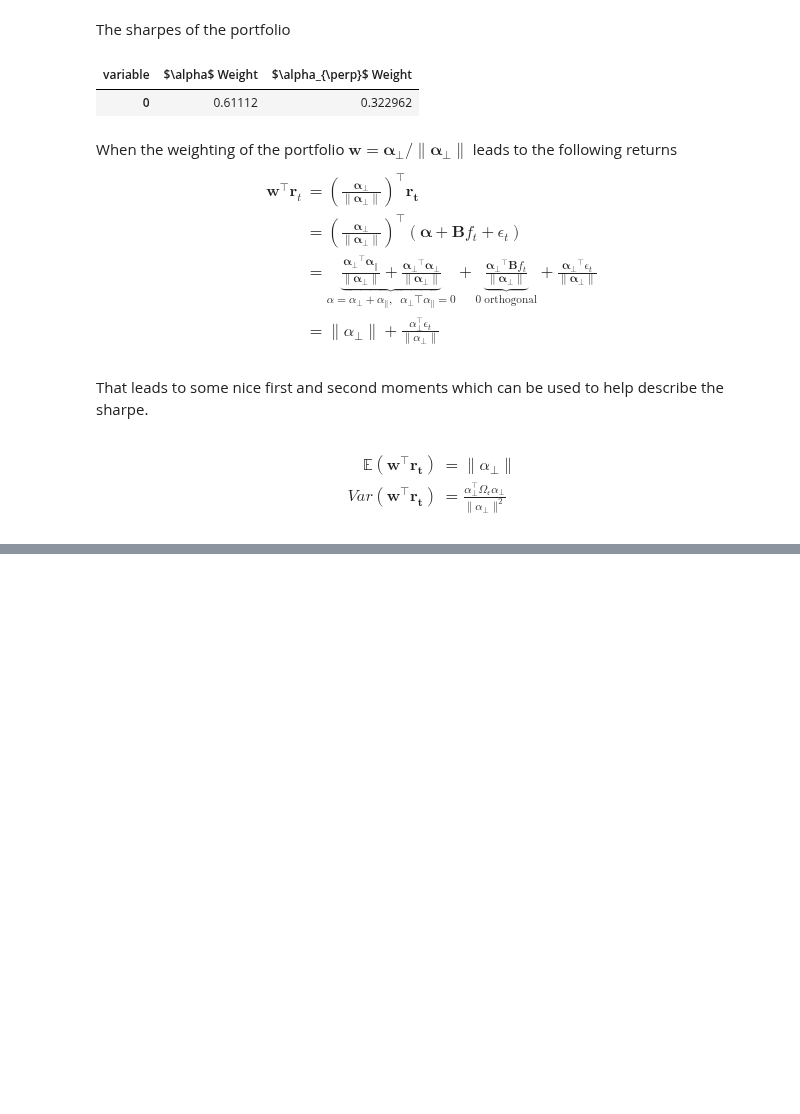
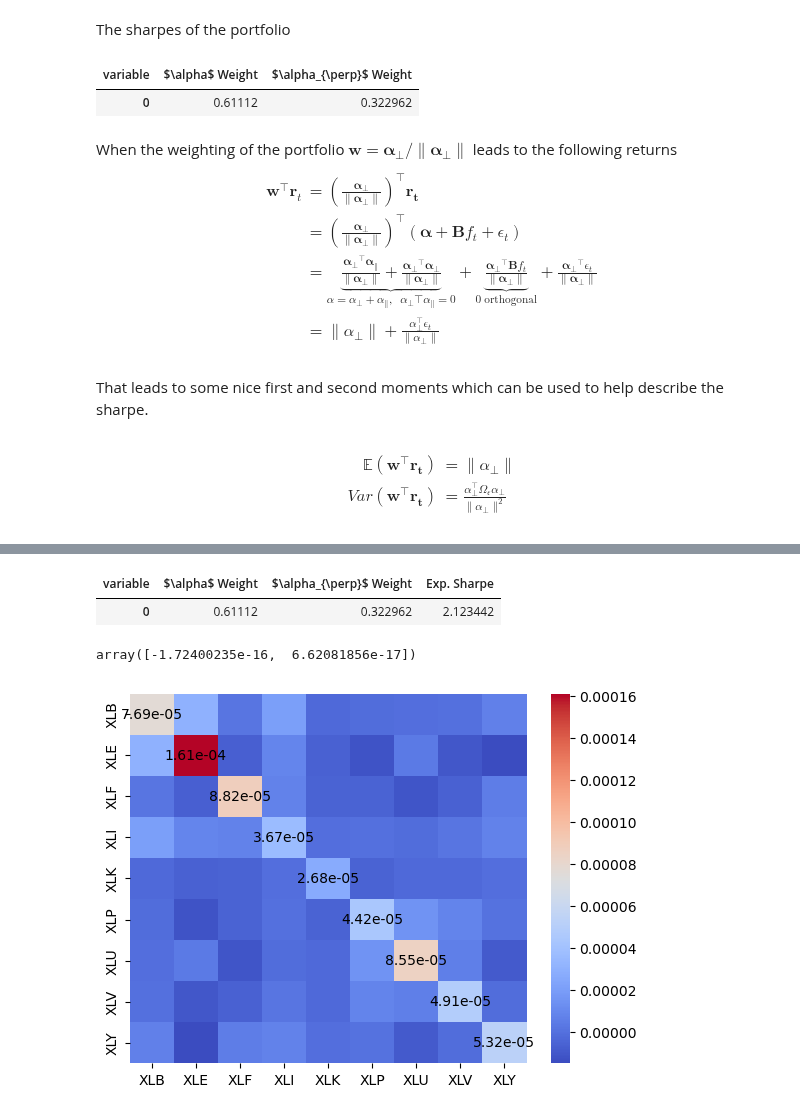
Before and after one commit to diegodalvarez/EQI, a Jupyter notebook: Chapter 4 - Linear Model of Returns.ipynb, the cells around one changed output, grey strips where cells are left out. Drawn from its saved outputs; the diff is of its cells as text; code cells hidden in the pictures; blank space fills up the shorter version.

```diff
--- a/Chapter 4 - Linear Model of Returns.ipynb
+++ b/Chapter 4 - Linear Model of Returns.ipynb
@@ -225,3 +235,46 @@ alpha_perp = (df_weight
 # %%
 expected_rtn = np.linalg.norm(alpha_perp)
 variance     = (alpha_perp @ omega_epsilon @ alpha_perp) / (expected_rtn ** 2)
+# %%
+(df_ports
+    .drop(columns = ["date"])
+    .groupby("variable")
+    .agg(lambda x: x.mean() / x.std() * np.sqrt(252))
+    .T
+    .assign(exp_sharpe = lambda x: expected_rtn / variance)
+    .reset_index(drop = True)
+    .rename(columns = renamer)
+    .rename(columns = {"exp_sharpe": "Exp. Sharpe"}))
+# %% [output]
+| variable | $\alpha$ Weight | $\alpha_{\perp}$ Weight | Exp. Sharpe |
+| 0 | 0.61112 | 0.322962 | 2.123442 |
+# %%
+w = alpha_perp / np.linalg.norm(alpha_perp)
+B.T @ w
+# %% [output]
+array([-1.72400235e-16,  6.62081856e-17])
+# %%
+# Custom annotation function
+def annotate_diagonal(data, mask, ax):
+    for i in range(data.shape[0]):
+        for j in range(data.shape[1]):
+            if mask[i, j]:
+                ax.text(
+                    j + 0.5,
+                    i + 0.5,
+                    f'{data[i, j]:.2e}',
+                    ha='center',
+                    va='center',
+                    color='black'
+                )
+# %%
+ax   = sns.heatmap(omega_epsilon, annot=False, cmap='coolwarm')
+mask = np.zeros_like(omega_epsilon, dtype=bool)
+np.fill_diagonal(mask, True)
+
+
+annotate_diagonal(omega_epsilon.values, mask, ax)
+
+plt.show()
+# %% [output]
+[figure, added]
```
Also changed, not shown: parts of 4 cells of this notebook.
